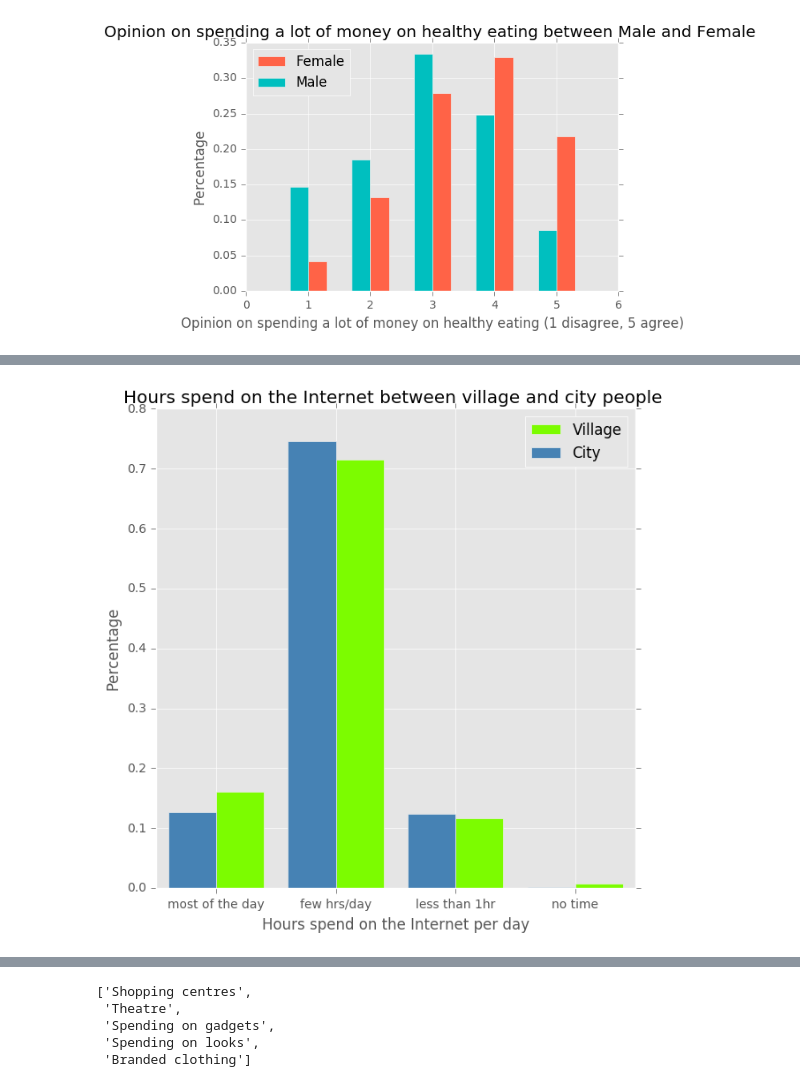
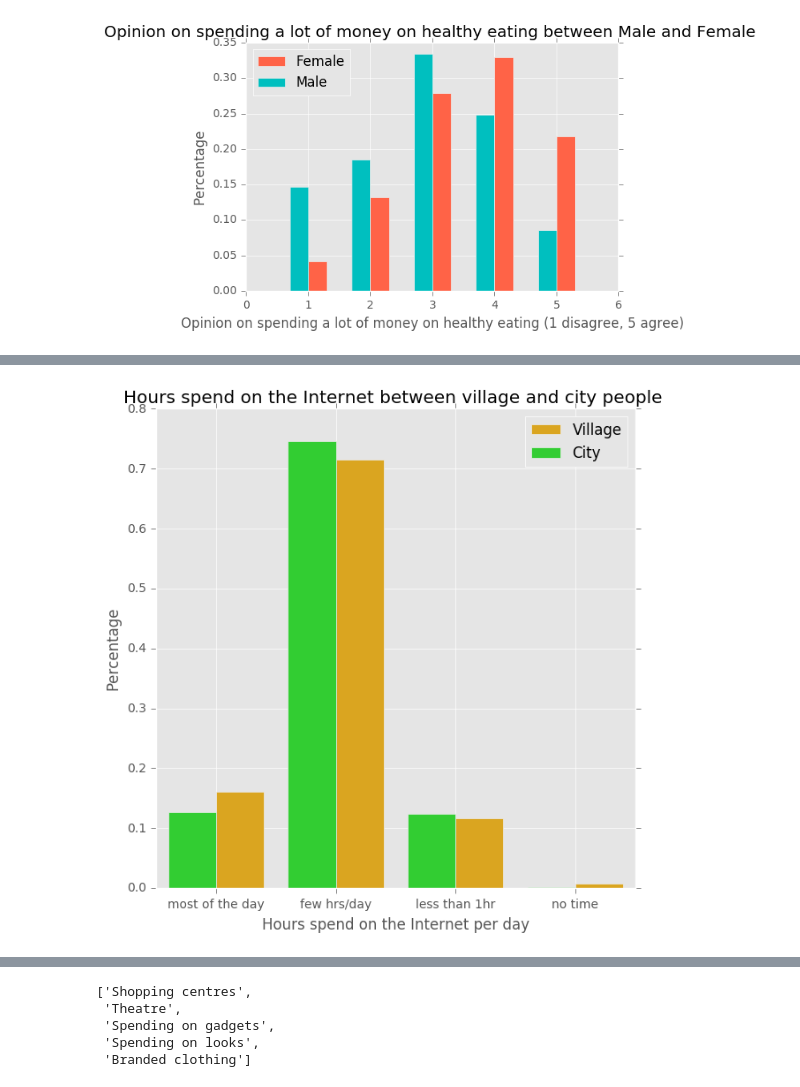
Before and after one commit to ehkhong/sta-141b-proj, a Jupyter notebook: Calculated2.py.ipynb, the cells around one changed output, grey strips where cells are left out. Drawn from its saved outputs; the diff is of its cells as text; code cells hidden in the pictures.

```diff
--- a/Calculated2.py.ipynb
+++ b/Calculated2.py.ipynb
@@ -621,16 +621,16 @@ c_len = len(c_data['Internet usage'])
 v_len = len(v_data['Internet usage'])
 # %%
 plt.figure(figsize=(7,7))
-plt.bar(bar_locations, v_data['Internet usage'].value_counts()/float(v_len), bar_width, color = 'lawngreen')
-plt.bar(bar_locations - bar_width, c_data['Internet usage'].value_counts()/float(c_len), bar_width, color='steelblue')
+plt.bar(bar_locations, v_data['Internet usage'].value_counts()/float(v_len), bar_width, color = 'goldenrod')
+plt.bar(bar_locations - bar_width, c_data['Internet usage'].value_counts()/float(c_len), bar_width, color='limegreen')
 plt.xticks(bar_locations, ['few hrs/day', 'most of the day', 'less than 1hr', 'no time'])
 plt.legend(["Village", "City"], loc = 'upper right')
 plt.xlabel('Hours spend on the Internet per day')
 plt.ylabel('Percentage')
 plt.title('Hours spend on the Internet between village and city people ')
 plt.show()
 # %% [output]
-[figure, old version]
+[figure, new version]
 # %%
 bar_width = 0.4
 bar_locations = np.array([4,3,2,5,6,1])
```
Also changed, not shown: parts of 3 cells of this notebook.
